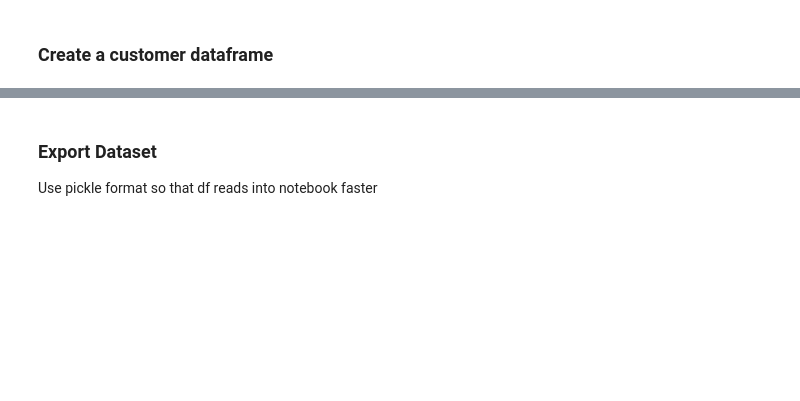
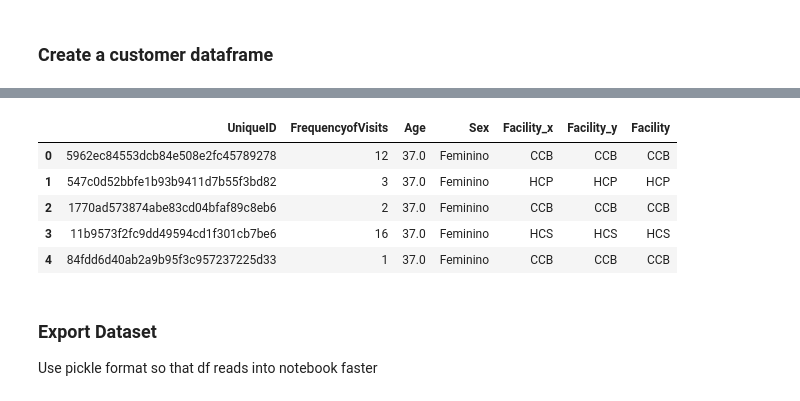
Before and after one commit to crsimmons1/JdMS, a Jupyter notebook: DataCleaning.ipynb, the cells around one changed output, grey strips where cells are left out. Drawn from its saved outputs; the diff is of its cells as text; code cells hidden in the pictures; blank space fills up the shorter version.

```diff
--- a/DataCleaning.ipynb
+++ b/DataCleaning.ipynb
@@ -232,0 +249,5 @@ customers.head()
+# %%
+age_median = customers.loc[customers['Age']<110, 'Age'].median()
+customers.Age = customers.Age.fillna(age_median)
+# %%
+customers.Sex = customers.Sex.fillna("Missing")
@@ -233,3 +268,17 @@ customers.head()
+# %%
+modes = data.groupby("UniqueID",as_index=False)[["Facility","Payer","SpecificService","CategoryofService"]].agg(
+    pd.Series.mode).to_frame()
+# %%
+customers = pd.merge(customers, modes, left_on='UniqueID', right_on='UniqueID', how='inner')
+# %%
+customers.head()
+# %% [output]
+|  | UniqueID | FrequencyofVisits | Age | Sex | Facility_x | Facility_y | Facility |
+| 0 | 5962ec84553dcb84e508e2fc45789278 | 12 | 37.0 | Feminino | CCB | CCB | CCB |
+| 1 | 547c0d52bbfe1b93b9411d7b55f3bd82 | 3 | 37.0 | Feminino | HCP | HCP | HCP |
+| 2 | 1770ad573874abe83cd04bfaf89c8eb6 | 2 | 37.0 | Feminino | CCB | CCB | CCB |
+| 3 | 11b9573f2fc9dd49594cd1f301cb7be6 | 16 | 37.0 | Feminino | HCS | HCS | HCS |
+| 4 | 84fdd6d40ab2a9b95f3c957237225d33 | 1 | 37.0 | Feminino | CCB | CCB | CCB |
 # %% [markdown]
 ### Export Dataset
 Use pickle format so that df reads into notebook faster
```
Also changed, not shown: parts of 9 cells of this notebook.
